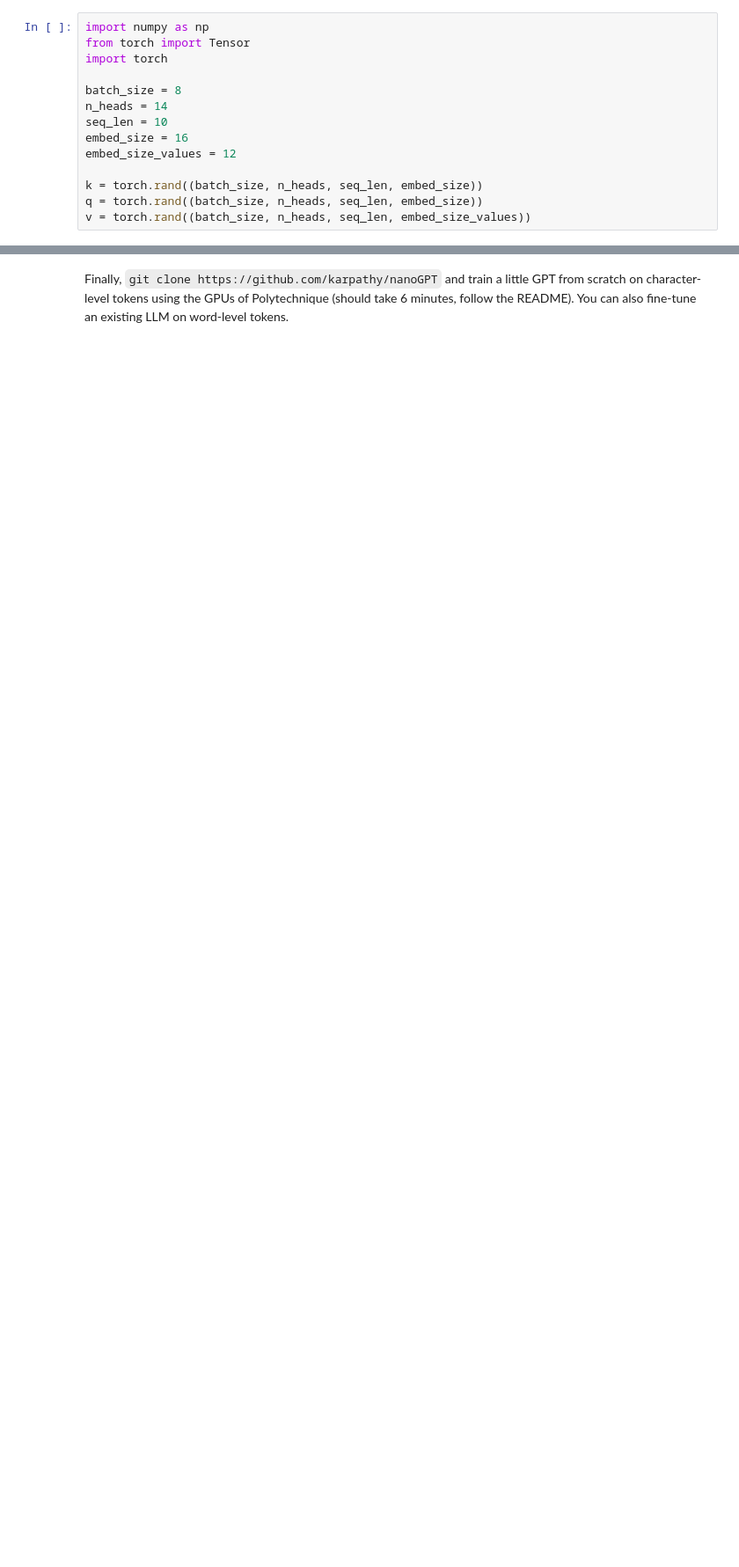
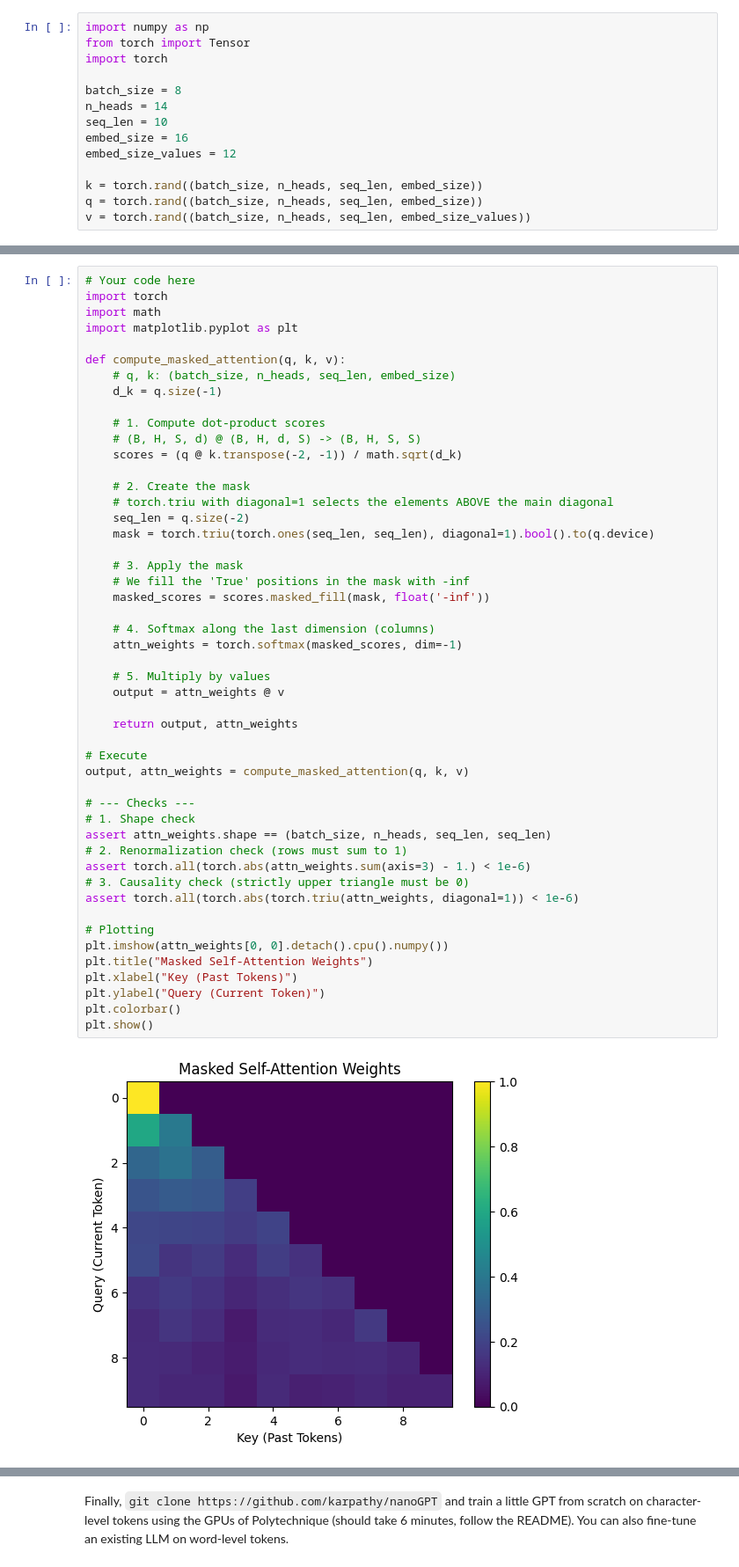
Before and after one commit to Tien-hd/TD5, a Jupyter notebook: TD5_2025_GPT.ipynb, the cells around one changed output, grey strips where cells are left out. Shown at 88% size. Cells and saved outputs as stored; diff of their text form; blank space fills up the shorter version.

```diff
--- a/TD5_2025_GPT.ipynb
+++ b/TD5_2025_GPT.ipynb
@@ -344,3 +540,54 @@ import torch
+# %%
+# Your code here
+import torch
+import math
+import matplotlib.pyplot as plt
+
+def compute_masked_attention(q, k, v):
+    # q, k: (batch_size, n_heads, seq_len, embed_size)
+    d_k = q.size(-1)
+
+    # 1. Compute dot-product scores
+    # (B, H, S, d) @ (B, H, d, S) -> (B, H, S, S)
+    scores = (q @ k.transpose(-2, -1)) / math.sqrt(d_k)
+
+    # 2. Create the mask
+    # torch.triu with diagonal=1 selects the elements ABOVE the main diagonal
+    seq_len = q.size(-2)
+    mask = torch.triu(torch.ones(seq_len, seq_len), diagonal=1).bool().to(q.device)
+
+    # 3. Apply the mask
+    # We fill the 'True' positions in the mask with -inf
+    masked_scores = scores.masked_fill(mask, float('-inf'))
+
+    # 4. Softmax along the last dimension (columns)
+    attn_weights = torch.softmax(masked_scores, dim=-1)
+
+    # 5. Multiply by values
+    output = attn_weights @ v
+
+    return output, attn_weights
+
+# Execute
+output, attn_weights = compute_masked_attention(q, k, v)
+
+# --- Checks ---
+# 1. Shape check
+assert attn_weights.shape == (batch_size, n_heads, seq_len, seq_len)
+# 2. Renormalization check (rows must sum to 1)
+assert torch.all(torch.abs(attn_weights.sum(axis=3) - 1.) < 1e-6)
+# 3. Causality check (strictly upper triangle must be 0)
+assert torch.all(torch.abs(torch.triu(attn_weights, diagonal=1)) < 1e-6)
+
+# Plotting
+plt.imshow(attn_weights[0, 0].detach().cpu().numpy())
+plt.title("Masked Self-Attention Weights")
+plt.xlabel("Key (Past Tokens)")
+plt.ylabel("Query (Current Token)")
+plt.colorbar()
+plt.show()
+# %% [output]
+[figure, added]
 # %%
 # You're gonna carry that weight
 assert attn_weights.shape == (batch_size, n_heads, seq_len, seq_len)
```
Also changed, not shown: parts of 26 cells of this notebook, 1 other file.
